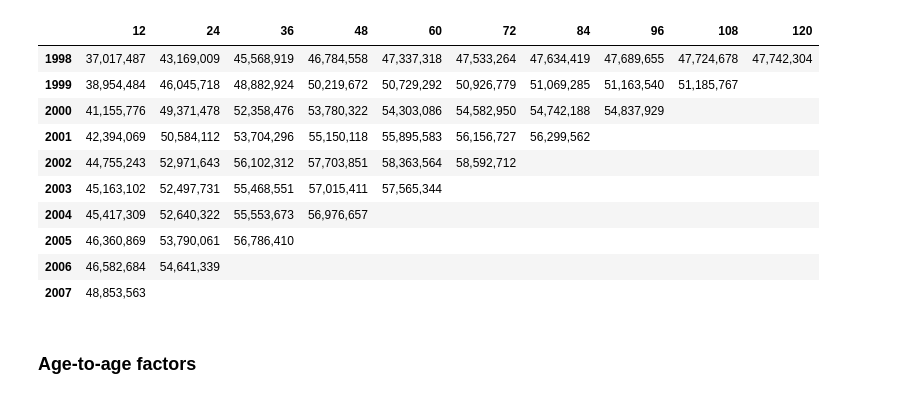
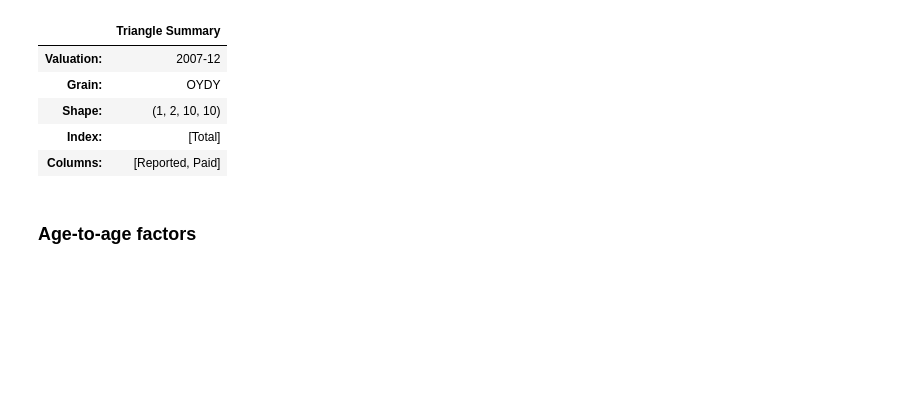
Before and after one commit to alexbcz/wikipedia_chain_ladder_example, a Jupyter notebook: Wikipedia ChainLadder example.ipynb, the cells around one changed output. Saved outputs shown, nothing was run; the diff lists cells and outputs as text; code cells hidden in the pictures; blank space fills up the shorter version.

Commit message:
updated wikipedia.csv / Estimation of utimate claims
added paid column in wikipedia.csv / calculated Estimation of ultimate reported claims

```diff
--- a/Wikipedia ChainLadder example.ipynb
+++ b/Wikipedia ChainLadder example.ipynb
@@ -2,28 +2,23 @@
 import pandas as pd
 import chainladder as cl
 # %%
-wiki = pd.read_csv('wikipedia.csv', sep=';')[['Accident Year', 'Development Year', 'Incurred']]
+wiki = pd.read_csv('wikipedia.csv', sep=';')[['AccidentYear', 'DevelopmentYear', 'Reported', 'Paid']]
 # %%
 xyz_tri = cl.Triangle(
     data=wiki,
-    origin="Accident Year",
-    development="Development Year",
-    columns=["Incurred"],
+    origin="AccidentYear",
+    development="DevelopmentYear",
+    columns=["Reported", "Paid"],
     cumulative=True,
 )
 xyz_tri
 # %% [output]
-|  | 12 | 24 | 36 | 48 | 60 | 72 | 84 | 96 | 108 | 120 |
-| 1998 | 37,017,487 | 43,169,009 | 45,568,919 | 46,784,558 | 47,337,318 | 47,533,264 | 47,634,419 | 47,689,655 | 47,724,678 | 47,742,304 |
-| 1999 | 38,954,484 | 46,045,718 | 48,882,924 | 50,219,672 | 50,729,292 | 50,926,779 | 51,069,285 | 51,163,540 | 51,185,767 |  |
-| 2000 | 41,155,776 | 49,371,478 | 52,358,476 | 53,780,322 | 54,303,086 | 54,582,950 | 54,742,188 | 54,837,929 |  |  |
-| 2001 | 42,394,069 | 50,584,112 | 53,704,296 | 55,150,118 | 55,895,583 | 56,156,727 | 56,299,562 |  |  |  |
-| 2002 | 44,755,243 | 52,971,643 | 56,102,312 | 57,703,851 | 58,363,564 | 58,592,712 |  |  |  |  |
-| 2003 | 45,163,102 | 52,497,731 | 55,468,551 | 57,015,411 | 57,565,344 |  |  |  |  |  |
-| 2004 | 45,417,309 | 52,640,322 | 55,553,673 | 56,976,657 |  |  |  |  |  |  |
-| 2005 | 46,360,869 | 53,790,061 | 56,786,410 |  |  |  |  |  |  |  |
-| 2006 | 46,582,684 | 54,641,339 |  |  |  |  |  |  |  |  |
-| 2007 | 48,853,563 |  |  |  |  |  |  |  |  |  |
+|  | Triangle Summary |
+| Valuation: | 2007-12 |
+| Grain: | OYDY |
+| Shape: | (1, 2, 10, 10) |
+| Index: | [Total] |
+| Columns: | [Reported, Paid] |
 # %% [markdown]
 ### Age-to-age factors
 # %%
```
Also changed, not shown: parts of 19 cells of this notebook, 1 other file.
